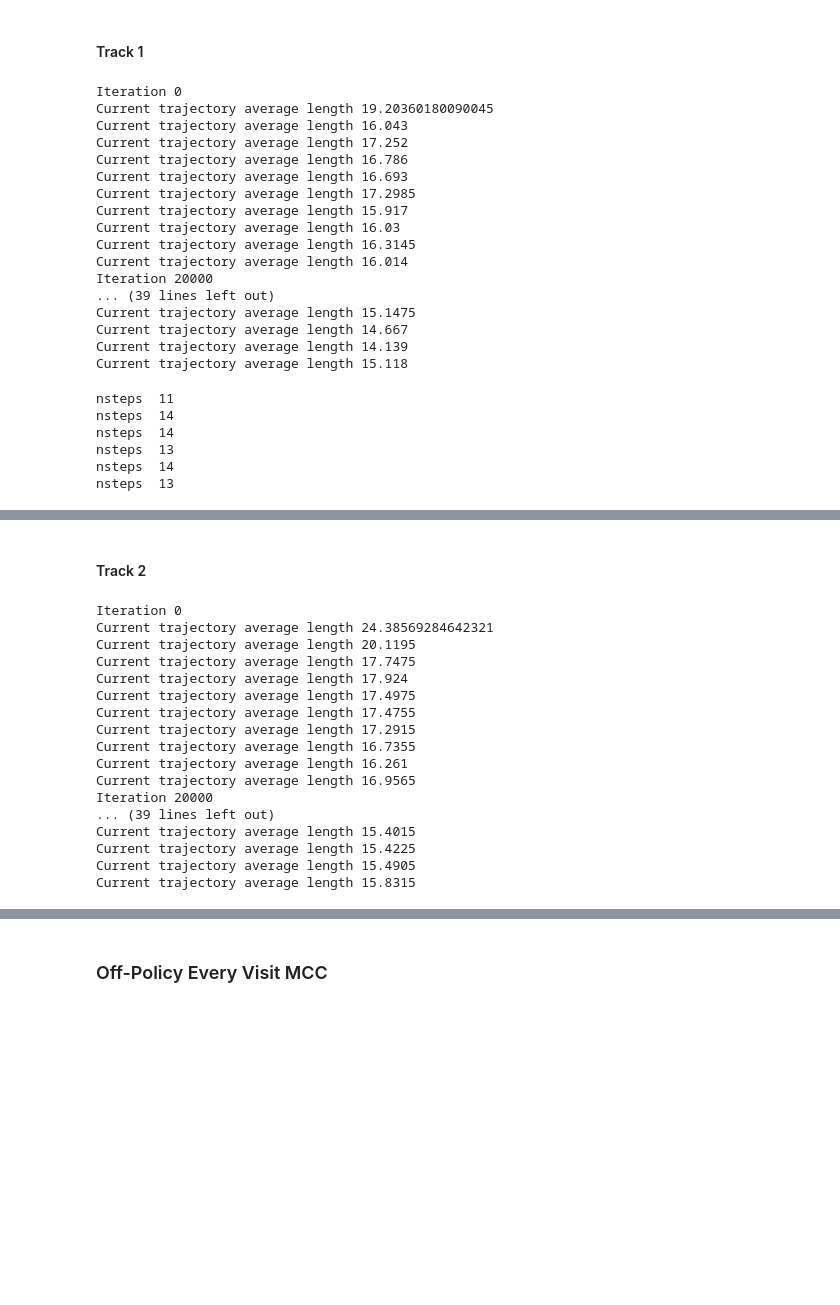
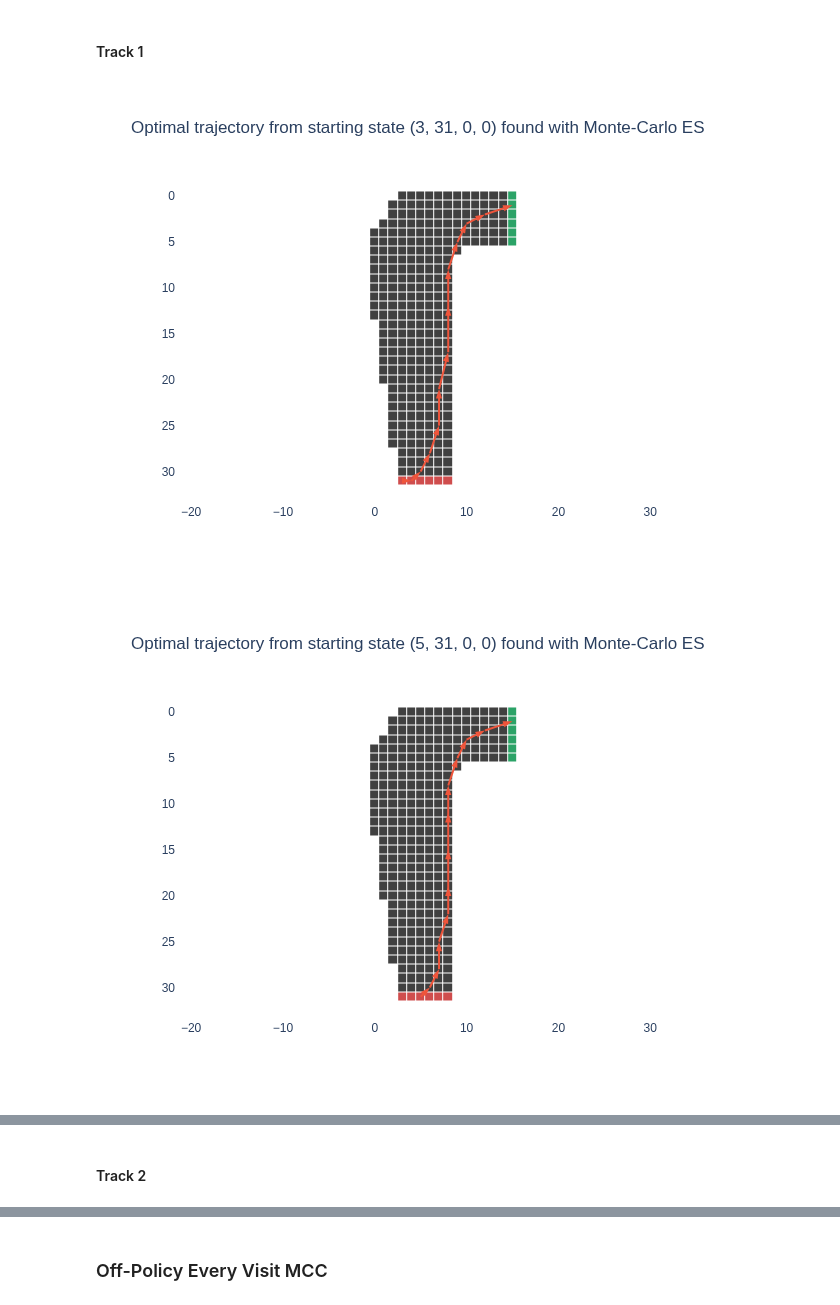
Before and after one commit to Salma-Hammani/Sutto-Barto-RL-exercises, a Jupyter notebook: Chapter5 - Racetrack.ipynb, the cells around one changed output, grey strips where cells are left out. Saved outputs shown, nothing was run; the diff lists cells and outputs as text; code cells hidden in the pictures; blank space fills up the shorter version.

Commit message:
figure rendering for chapter 5 - track race

```diff
--- a/Chapter5 - Racetrack.ipynb
+++ b/Chapter5 - Racetrack.ipynb
@@ -353,14 +360,14 @@ ySL = track1.shape[0] - 1
 startingStatesTrack1 = []
 for xSL in range(track1.shape[1]):
     if track1[ySL, xSL] == 2:
-        startingState = codeTRState(xSL, ySL, 0, 0, track1.shape)
+        startingState = encodeTRState(xSL, ySL, 0, 0, track1.shape)
         startingStatesTrack1.append(startingState)
 # %%
 ySL = track2.shape[0] - 1
 startingStatesTrack2 = []
 for xSL in range(track2.shape[1]):
     if track2[ySL, xSL] == 2:
-        startingState = codeTRState(xSL, ySL, 0, 0, track2.shape)
+        startingState = encodeTRState(xSL, ySL, 0, 0, track2.shape)
         startingStatesTrack2.append(startingState)
 # %%
 modelTrack1 = buildMCTRModel(track1)
@@ -394,11 +401,11 @@ def monteCarloControlTR(track, model, gamma, maxIter, qInit, policyInit, noise=F
     policy = policyInit.copy() # has the same number of rows as legalStates length
     nVisits = np.zeros((nLegalStates, nActions))
     iter = 0
-    trajLengths = []
+    # trajLengths = []
 
     while iter < maxIter:
-        if iter % (maxIter // 5) == 0:
-            print(f"Iteration {iter}")
+        # if iter % (maxIter // 5) == 0:
+        #     print(f"Iteration {iter}")
 
         startingState = np.random.choice(legalStateKeys)
         startingAction = np.random.choice(actionMapping[startingState])
@@ -407,11 +414,11 @@ def monteCarloControlTR(track, model, gamma, maxIter, qInit, policyInit, noise=F
         gain = 0.0
         T = len(trajectory)
 
-        if (iter + 1) % (maxIter // 50) == 0:
-            print(f"Current trajectory average length {np.mean(trajLengths)}")
-            trajLengths = []
+        # if (iter + 1) % 10 == 0:
+        #     print(f"Current trajectory average length {np.mean(trajLengths)}")
+        #     trajLengths = []
 
-        trajLengths.append(T)
+        # trajLengths.append(T)
 
         if not EV:
             gains = np.zeros(T)
@@ -455,33 +462,18 @@ for id, state in enumerate(legalStatesTrack1):
 
 maxTrajLength = 1000
 nItersTrack1FVMCCES = 100000
-qStarMCCESTrack1, policyMCCESStarTrack1 = monteCarloControlTR(track1, modelTrack1, 1, nItersTrack1FVMCCES, qInitMCCESTrack1, policyInitTrack1, noise=True, maxTrajLength=maxTrajLength, EV=False)
+qStarMCCESTrack1, policyStarMCCESTrack1 = monteCarloControlTR(track1, modelTrack1, 1, nItersTrack1FVMCCES, qInitMCCESTrack1, policyInitTrack1, noise=True, maxTrajLength=maxTrajLength, EV=False)
-# %% [output]
-Iteration 0
-Current trajectory average length 19.20360180090045
-Current trajectory average length 16.043
-Current trajectory average length 17.252
-Current trajectory average length 16.786
-Current trajectory average length 16.693
-Current trajectory average length 17.2985
-Current trajectory average length 15.917
-Current trajectory average length 16.03
-Current trajectory average length 16.3145
-Current trajectory average length 16.014
-Iteration 20000
-... (39 lines left out)
-Current trajectory average length 15.1475
-Current trajectory average length 14.667
-Current trajectory average length 14.139
-Current trajectory average length 15.118
 # %%
+trajLengthsMCCESTrack1 = []
+i = 0
 for startingState in startingStatesTrack1:
-    startingAction = policyMCCESStarTrack1[legalStatesTrack1[startingState]]
-    plotTrajectory(track1, decodeTRtrajectory(track1.shape, sampleTRTrajectory(track1, policyMCCESStarTrack1, legalStatesTrack1, legalStatesSetTrack1, startingState=startingState, startingAction=startingAction, noise=False, maxIter=1000)))
+    startingAction = policyStarMCCESTrack1[legalStatesTrack1[startingState]]
+    decodedTraj, trajLength = decodeTRtrajectory(track1.shape, sampleTRTrajectory(track1, policyStarMCCESTrack1, legalStatesTrack1, legalStatesSetTrack1, startingState=startingState, startingAction=startingAction, noise=False, maxIter=1000))
+    if i % 2 == 0:
+        plotTrajectory(track1, decodedTraj,
+                    title=f"Optimal trajectory from starting state {decodeTRState(startingState, track1.shape)} found with Monte-Carlo ES")
+    trajLengthsMCCESTrack1.append(trajLength)
+    i += 1
 # %% [output]
-nsteps  11
-nsteps  14
-nsteps  14
-nsteps  13
-nsteps  14
-nsteps  13
+[figure, added]
+[figure, added]
@@ -496,23 +489,5 @@ for id, state in enumerate(legalStatesTrack2):
 
 maxTrajLength = 1000
 nItersTrack2FVMCCES = 100000
-qStarMCCESTrack2, policyMCCESStarTrack2 = monteCarloControlTR(track2, modelTrack2, 1, nItersTrack2FVMCCES, qInitMCCESTrack2, policyInitTrack2, noise=True, maxTrajLength=maxTrajLength, EV=False)
+qStarMCCESTrack2, policyStarMCCESTrack2 = monteCarloControlTR(track2, modelTrack2, 1, nItersTrack2FVMCCES, qInitMCCESTrack2, policyInitTrack2, noise=True, maxTrajLength=maxTrajLength, EV=False)
-# %% [output]
-Iteration 0
-Current trajectory average length 24.38569284642321
-Current trajectory average length 20.1195
-Current trajectory average length 17.7475
-Current trajectory average length 17.924
-Current trajectory average length 17.4975
-Current trajectory average length 17.4755
-Current trajectory average length 17.2915
-Current trajectory average length 16.7355
-Current trajectory average length 16.261
-Current trajectory average length 16.9565
-Iteration 20000
-... (39 lines left out)
-Current trajectory average length 15.4015
-Current trajectory average length 15.4225
-Current trajectory average length 15.4905
-Current trajectory average length 15.8315
 # %%
```
Also changed, not shown: parts of 36 cells of this notebook.
